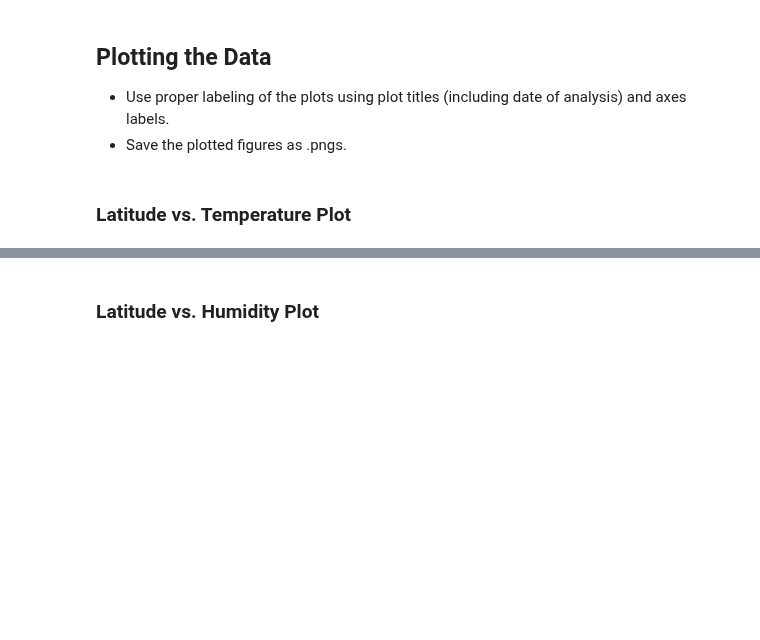
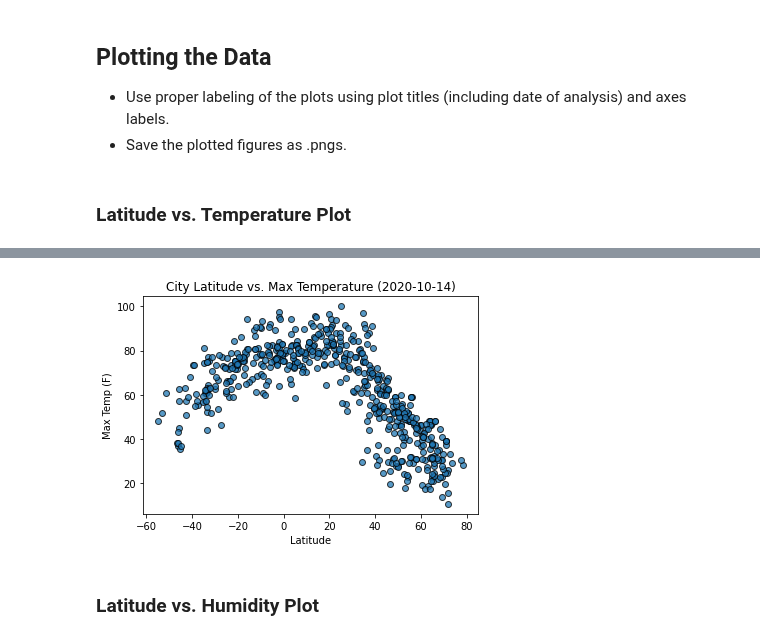
Before and after one commit to cveras33/python-api-challenge, a Jupyter notebook: WeatherPy/WeatherPy.ipynb, the cells around one changed output, grey strips where cells are left out. Saved outputs shown, nothing was run; the diff lists cells and outputs as text; code cells hidden in the pictures; blank space fills up the shorter version.

Commit message:
Completed lat vs. temp scatter plot

```diff
--- a/WeatherPy/WeatherPy.ipynb
+++ b/WeatherPy/WeatherPy.ipynb
@@ -152,3 +152,13 @@ weather_check_df.to_csv('../Output/weather_check.csv')
+# %%
+plt.scatter(weather_check_df["Lat"], weather_check_df["Max Temp"], marker = "o", edgecolor = "black", alpha = .75)
+
+plt.xlabel("Latitude")
+plt.ylabel("Max Temp (F)")
+plt.title(f"City Latitude vs. Max Temperature ({datetime.now().date()})")
+
+plt.savefig("../Images/lat_vs_temp.png")
+# %% [output]
+[figure, added]
 # %% [markdown]
 ### Latitude vs. Humidity Plot
 # %%
```
Also changed, not shown: parts of 5 cells of this notebook.
